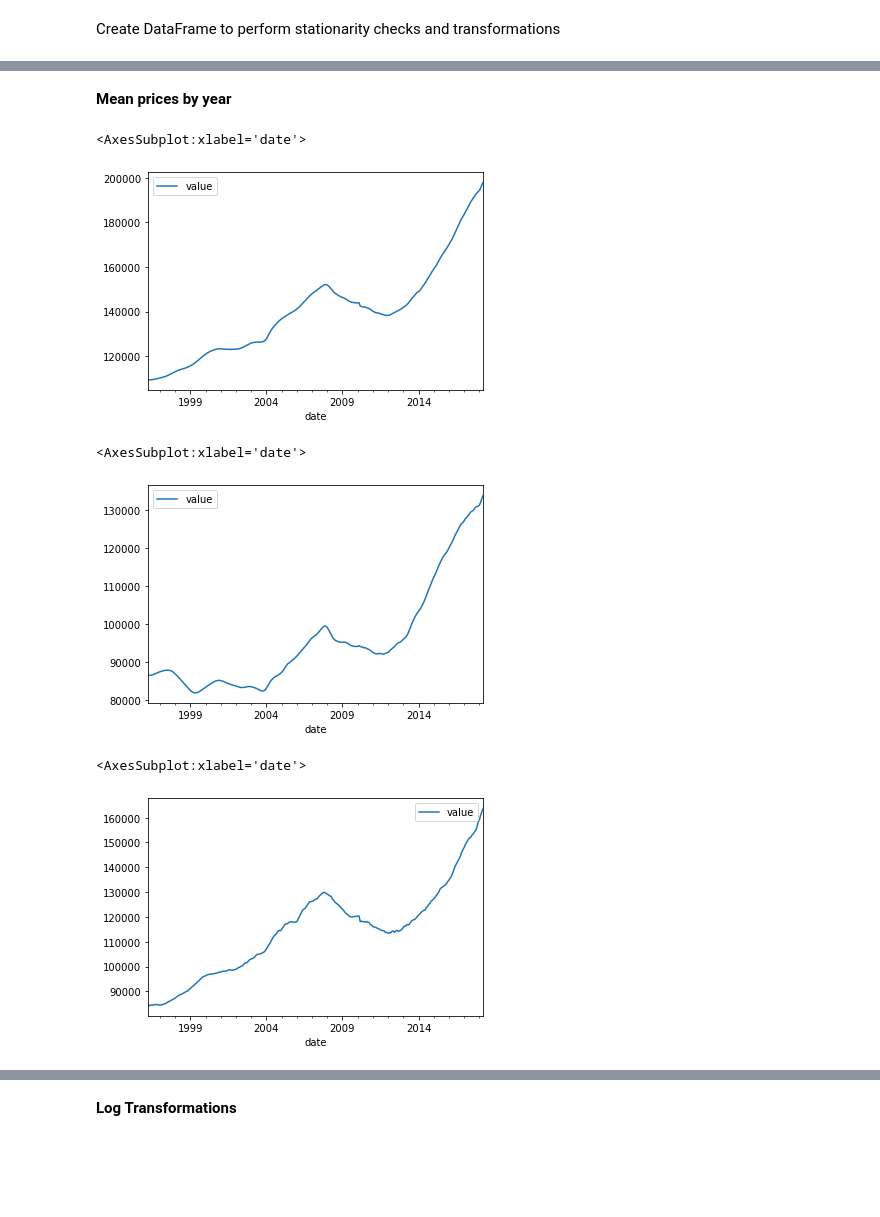
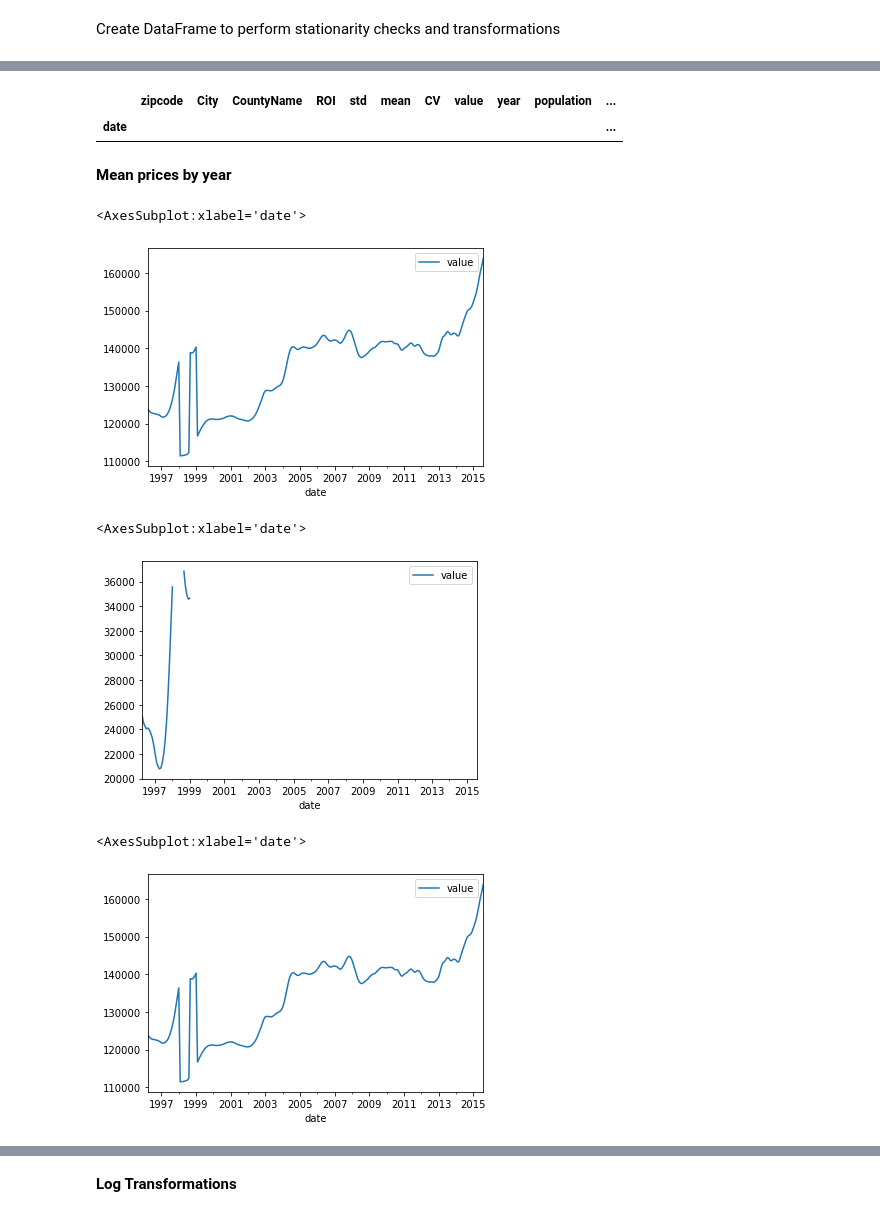
Before and after one commit to rhk48/zillow-time-series, a Jupyter notebook: lorela_nb.ipynb, the cells around one changed output, grey strips where cells are left out. Saved outputs shown, nothing was run; the diff lists cells and outputs as text; code cells hidden in the pictures; blank space fills up the shorter version.

```diff
--- a/lorela_nb.ipynb
+++ b/lorela_nb.ipynb
@@ -382,23 +364,30 @@ df_prices
+# %%
+zipcodes =[78204, 77550, 78227, 79110, 79605]
+df_merged = df_merged[df_merged['zipcode'].isin(zipcodes)]
+df_merged
+# %% [output]
+|  | zipcode | City | CountyName | ROI | std | mean | CV | value | year | population | ... |
+| date |  |  |  |  |  |  |  |  |  |  | ... |
 # %% [markdown]
 **Mean prices by year**
 # %%
-avg_prices = df_prices.groupby('date').aggregate({'value':'mean'})
+avg_prices = df_merged.groupby('date').aggregate({'value':'mean'})
 avg_prices.plot()
 # %% [output]
 <AxesSubplot:xlabel='date'>
-[figure, old version]
+[figure, new version]
 # %%
-std_prices = df_prices.groupby('date').aggregate({'value':'std'})
+std_prices = df_merged.groupby('date').aggregate({'value':'std'})
 std_prices.plot()
 # %% [output]
 <AxesSubplot:xlabel='date'>
-[figure, old version]
+[figure, new version]
 # %%
-med_prices = df_prices.groupby('date').aggregate({'value':'median'})
+med_prices = df_merged.groupby('date').aggregate({'value':'median'})
 med_prices.plot()
 # %% [output]
 <AxesSubplot:xlabel='date'>
-[figure, old version]
+[figure, new version]
 # %%
 def stationarity_check(df):
     roll_mean = df.rolling(window=12, center=False).mean()
```
Also changed, not shown: parts of 8 cells of this notebook.
